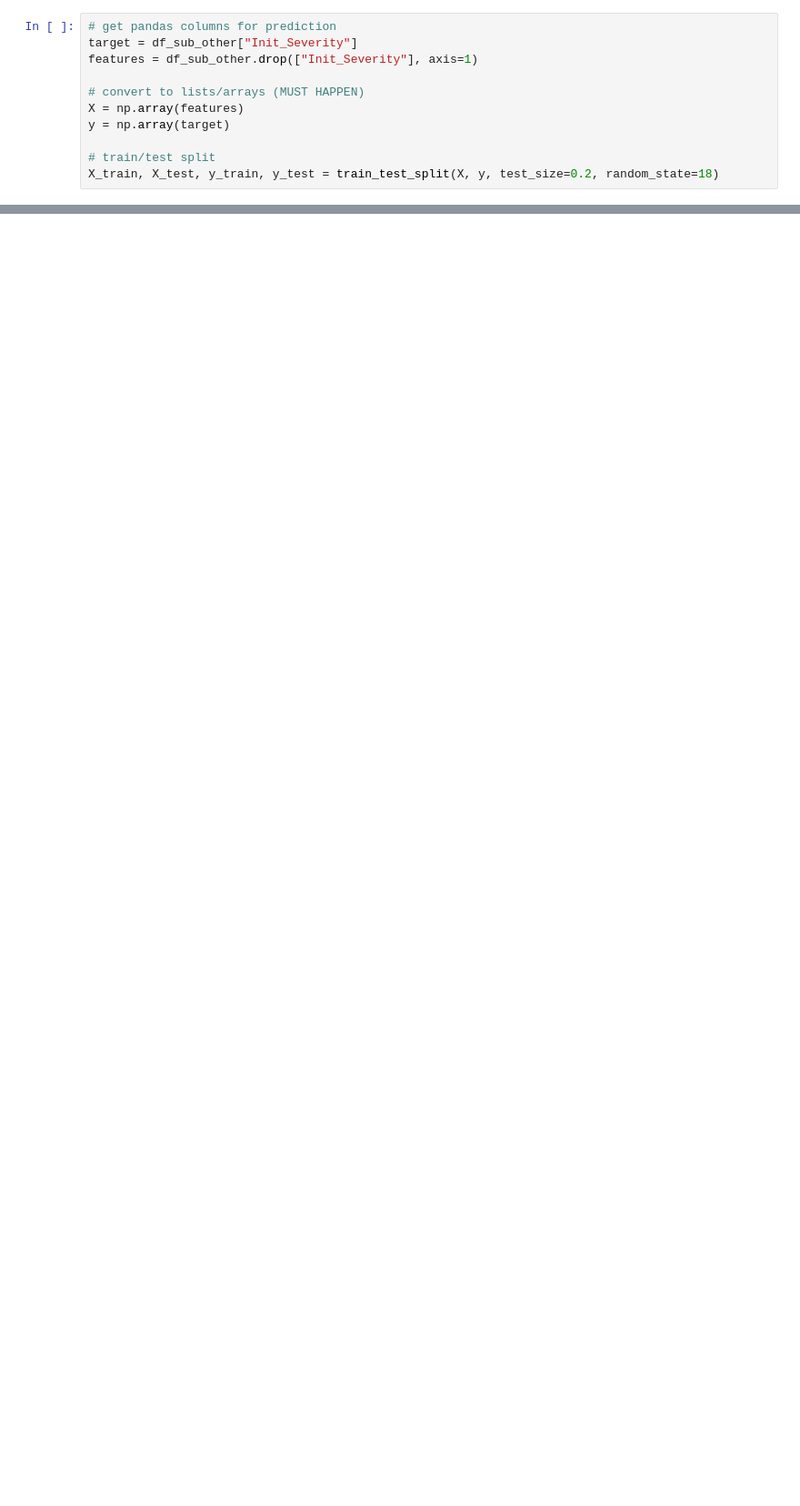
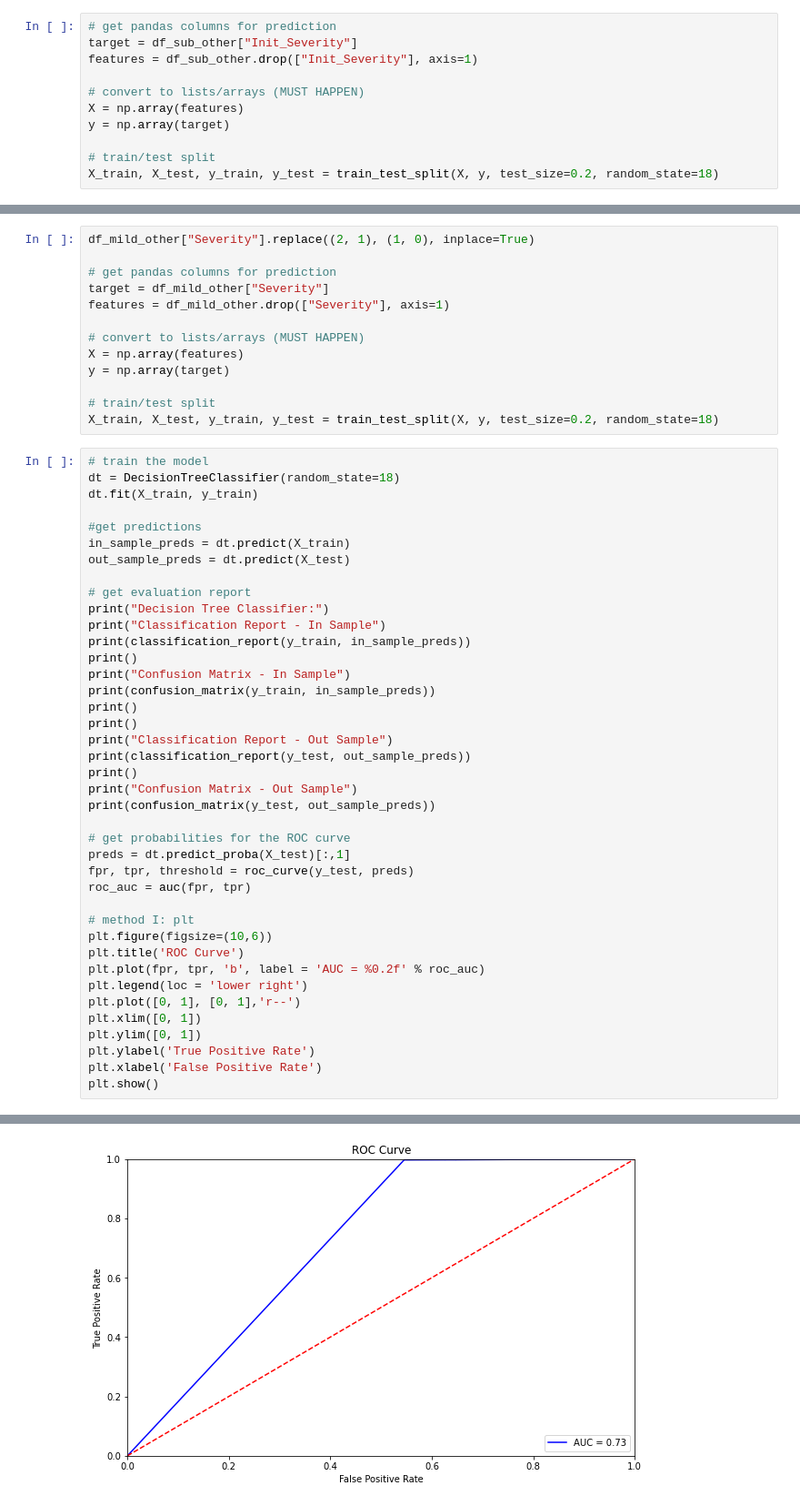
Before and after one commit to RyanPerm/SMU_CapstoneProject, a Jupyter notebook: machine_learning/MLmodels.ipynb, the cells around one changed output, grey strips where cells are left out. Shown at 91% size. Saved outputs shown, nothing was run; the diff lists cells and outputs as text; blank space fills up the shorter version.

```diff
--- a/machine_learning/MLmodels.ipynb
+++ b/machine_learning/MLmodels.ipynb
@@ -478,0 +877,54 @@ plt.show()
+# %%
+df_mild_other["Severity"].replace((2, 1), (1, 0), inplace=True)
+
+# get pandas columns for prediction
+target = df_mild_other["Severity"]
+features = df_mild_other.drop(["Severity"], axis=1)
+
+# convert to lists/arrays (MUST HAPPEN)
+X = np.array(features)
+y = np.array(target)
+
+# train/test split
+X_train, X_test, y_train, y_test = train_test_split(X, y, test_size=0.2, random_state=18)
+# %%
+# train the model
+dt = DecisionTreeClassifier(random_state=18)
+dt.fit(X_train, y_train)
+
+#get predictions
+in_sample_preds = dt.predict(X_train)
+out_sample_preds = dt.predict(X_test)
+
+# get evaluation report
+print("Decision Tree Classifier:")
+print("Classification Report - In Sample")
+print(classification_report(y_train, in_sample_preds))
+print()
+print("Confusion Matrix - In Sample")
+print(confusion_matrix(y_train, in_sample_preds))
+print()
+print()
+print("Classification Report - Out Sample")
+print(classification_report(y_test, out_sample_preds))
+print()
+print("Confusion Matrix - Out Sample")
+print(confusion_matrix(y_test, out_sample_preds))
+
+# get probabilities for the ROC curve
+preds = dt.predict_proba(X_test)[:,1]
+fpr, tpr, threshold = roc_curve(y_test, preds)
+roc_auc = auc(fpr, tpr)
+
+# method I: plt
+plt.figure(figsize=(10,6))
+plt.title('ROC Curve')
+plt.plot(fpr, tpr, 'b', label = 'AUC = %0.2f' % roc_auc)
+plt.legend(loc = 'lower right')
+plt.plot([0, 1], [0, 1],'r--')
+plt.xlim([0, 1])
+plt.ylim([0, 1])
+plt.ylabel('True Positive Rate')
+plt.xlabel('False Positive Rate')
+plt.show()
+# %% [output]
@@ -478,0 +948 @@ plt.show()
+[figure, added]
```
Also changed, not shown: parts of 55 cells of this notebook, 4 other files.
